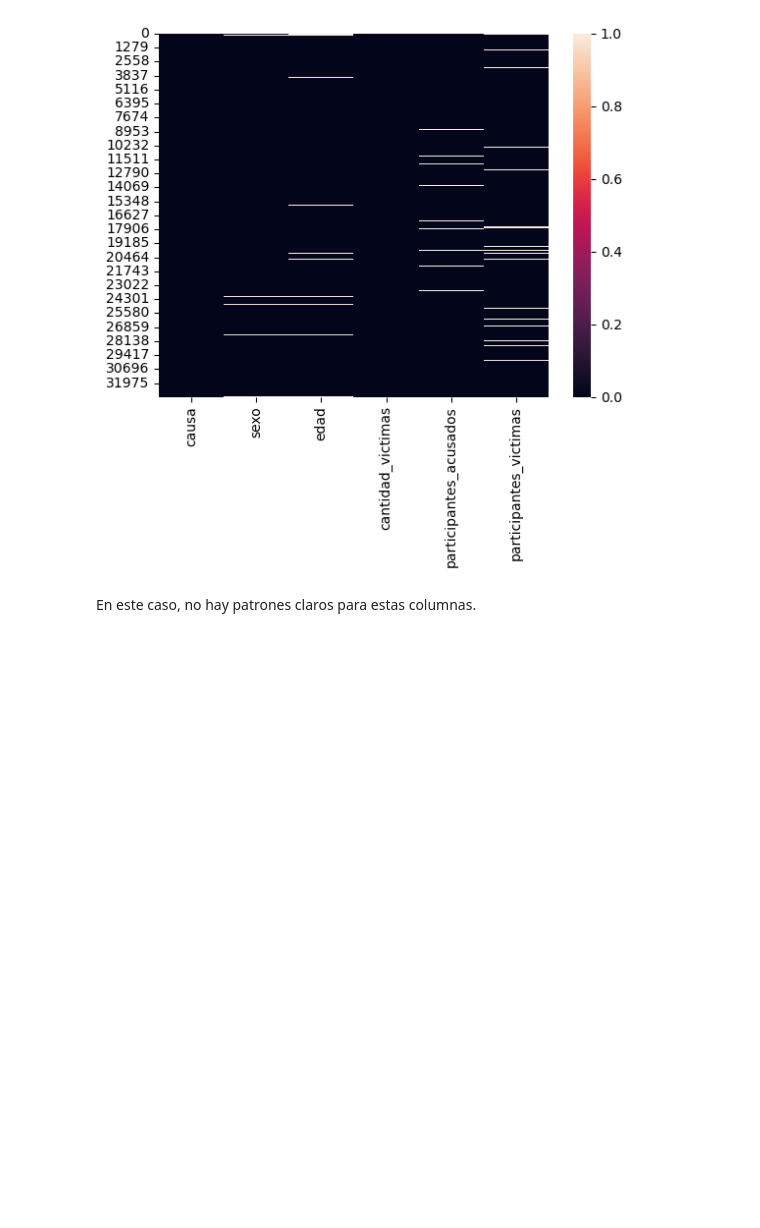
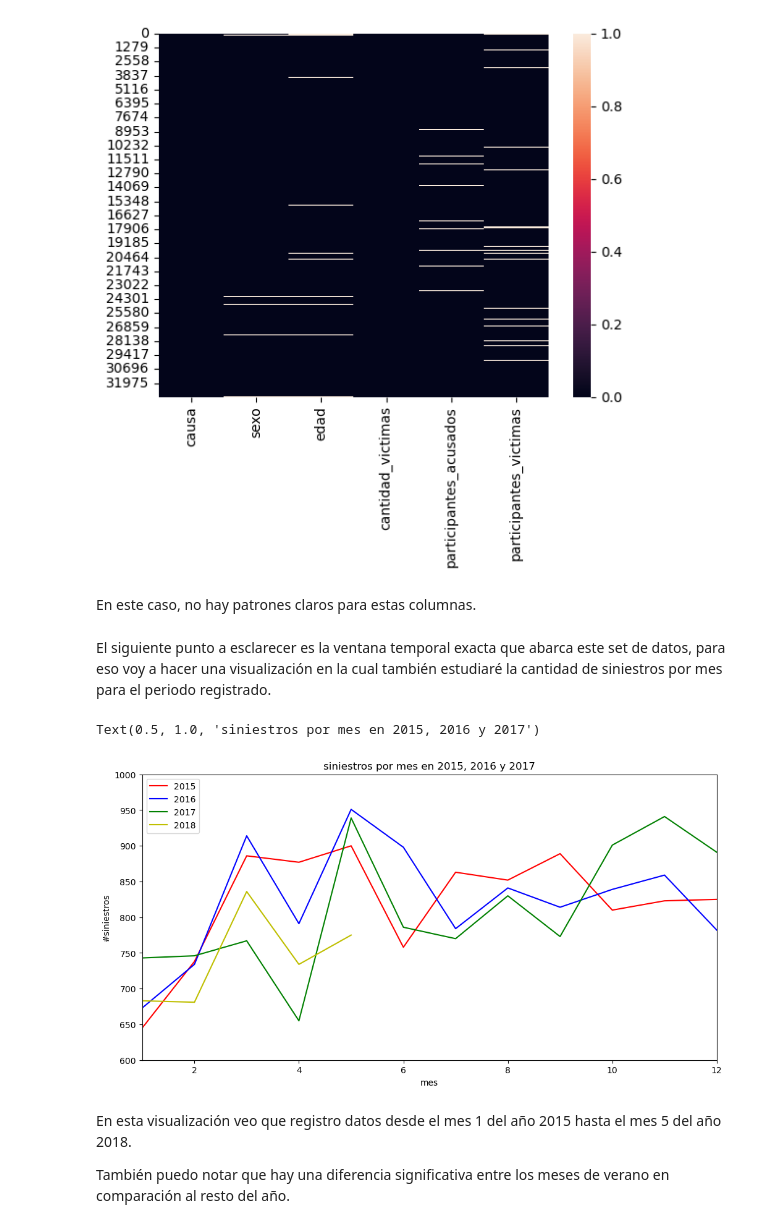
Before and after one commit to joakoracing/TP_CoderHouse, a Jupyter notebook: TP6- PRIMERA ENTREGA/Primera_entrega.ipynb, the cells around one changed output. Cells and saved outputs as stored; diff of their text form; code cells hidden in the pictures; blank space fills up the shorter version.

Commit message:
agrego tp 6, mejoro primer entrega

```diff
--- a/TP6- PRIMERA ENTREGA/Primera_entrega.ipynb
+++ b/TP6- PRIMERA ENTREGA/Primera_entrega.ipynb
@@ -161,3 +161,37 @@ sns.heatmap(sin_df[['causa','sexo','edad','cantidad_victimas','participantes_acu
 [figure]
 # %% [markdown]
 En este caso, no hay patrones claros para estas columnas.
+# %% [markdown]
+El siguiente punto a esclarecer es la ventana temporal exacta que abarca este set de datos, para eso voy a hacer una visualización en la cual también estudiaré la cantidad de siniestros por mes para el periodo registrado.
+# %%
+sin_df['cant'] = 1
+g_anios = sin_df.groupby(['periodo','mes'])['cant'].sum().reset_index()
+
+quince = g_anios[['mes','cant']].loc[g_anios['periodo'] == 2015]
+diesiseis = g_anios[['mes','cant']].loc[g_anios['periodo'] == 2016]
+diesisiete = g_anios[['mes','cant']].loc[g_anios['periodo'] == 2017]
+diesiocho = g_anios[['mes','cant']].loc[g_anios['periodo'] == 2018]
+
+quince.set_index('mes',inplace=True)
+diesiseis.set_index('mes',inplace=True)
+diesisiete.set_index('mes',inplace=True)
+diesiocho.set_index('mes',inplace=True)
+# %%
+fig, ax = plt.subplots(figsize=(12,6))
+ax.plot(quince, label='2015', color='r')
+ax.plot(diesiseis, label='2016', color='b')
+ax.plot(diesisiete, label='2017', color='g')
+ax.plot(diesiocho, label='2018', color='y')
+ax.legend()
+ax.set_ylim([600,1000])
+ax.set_xlim([1,12])
+ax.set_xlabel('mes')
+ax.set_ylabel('#siniestros')
+ax.set_title('siniestros por mes en 2015, 2016 y 2017')
+# %% [output]
+Text(0.5, 1.0, 'siniestros por mes en 2015, 2016 y 2017')
+[figure, added]
+# %% [markdown]
+En esta visualización veo que registro datos desde el mes 1 del año 2015 hasta el mes 5 del año 2018.
+
+También puedo notar que hay una diferencia significativa entre los meses de verano en comparación al resto del año.
```
Also changed, not shown: parts of 3 cells of this notebook, 4 other files.
